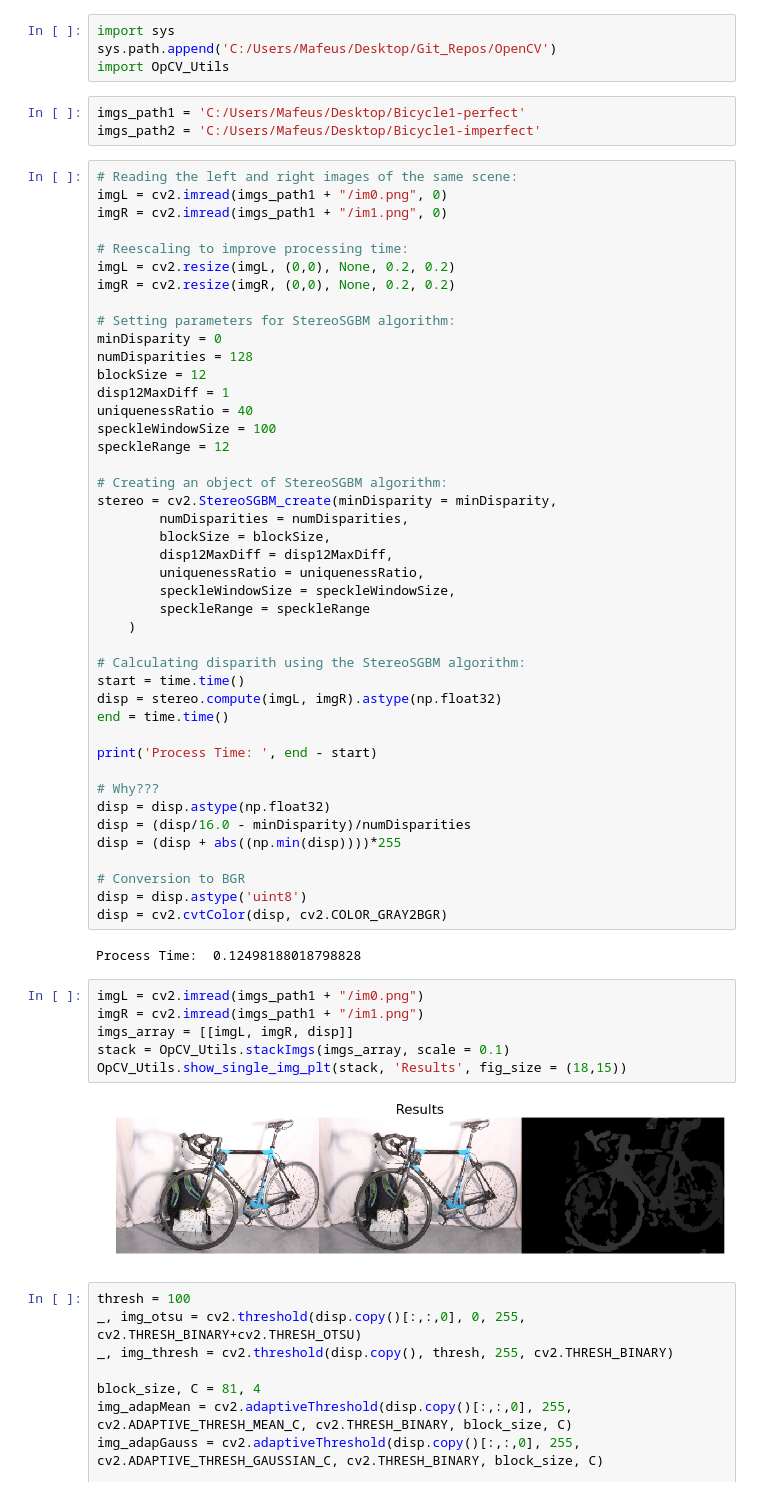
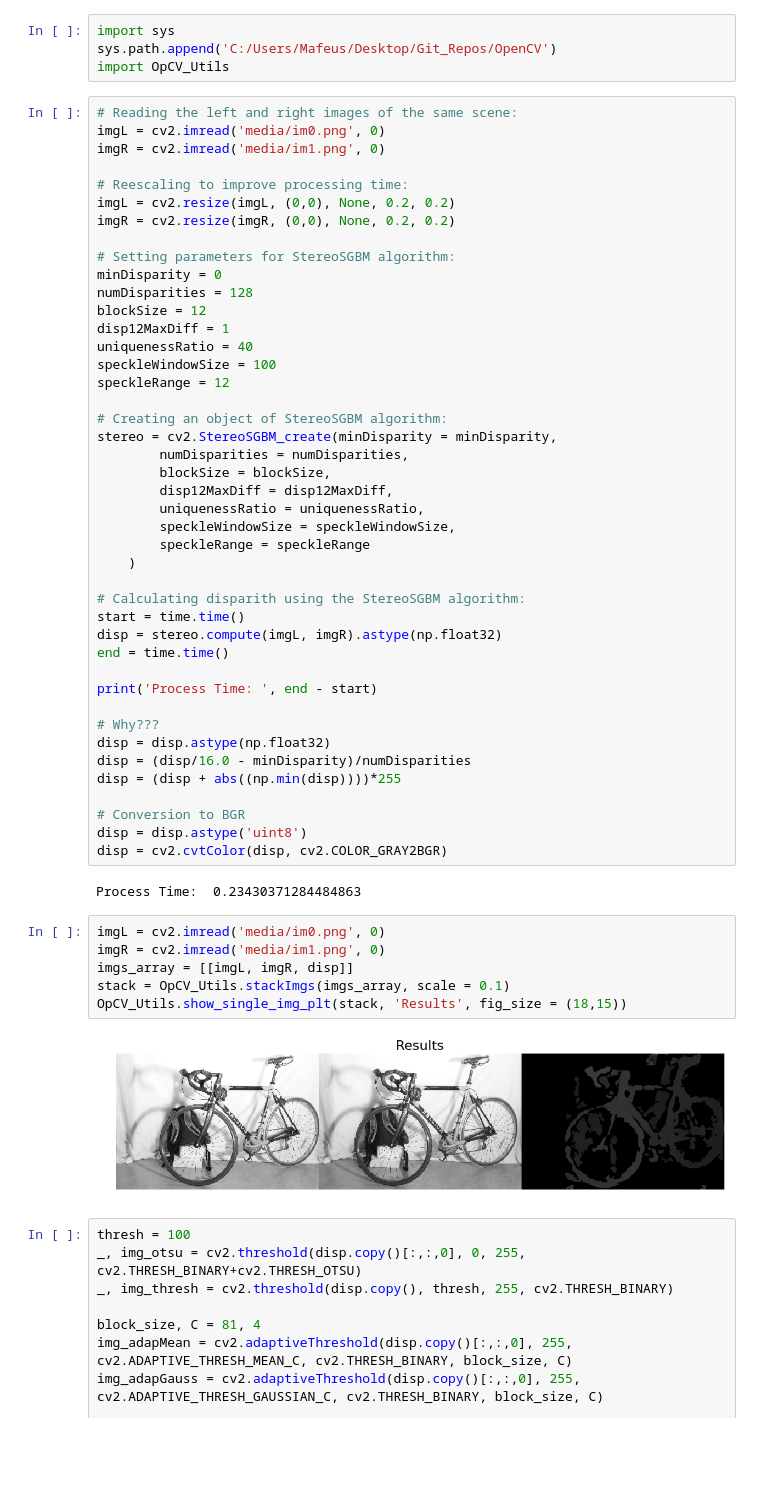
Before and after one commit to Mafeuz/OpenCV, a Jupyter notebook: Stereo/Stereo Disparity Testing.ipynb, the cells around one changed output. Saved outputs shown, nothing was run; the diff lists cells and outputs as text; blank space fills up the shorter version.

```diff
--- a/Stereo/Stereo Disparity Testing.ipynb
+++ b/Stereo/Stereo Disparity Testing.ipynb
@@ -13,13 +13,10 @@ import time
 import sys
 sys.path.append('C:/Users/Mafeus/Desktop/Git_Repos/OpenCV')
 import OpCV_Utils
-# %%
-imgs_path1 = 'C:/Users/Mafeus/Desktop/Bicycle1-perfect'
-imgs_path2 = 'C:/Users/Mafeus/Desktop/Bicycle1-imperfect'
 # %%
 # Reading the left and right images of the same scene:
-imgL = cv2.imread(imgs_path1 + "/im0.png", 0)
-imgR = cv2.imread(imgs_path1 + "/im1.png", 0)
+imgL = cv2.imread('media/im0.png', 0)
+imgR = cv2.imread('media/im1.png', 0)
 
 # Reescaling to improve processing time:
 imgL = cv2.resize(imgL, (0,0), None, 0.2, 0.2)
@@ -60,15 +57,15 @@ disp = (disp + abs((np.min(disp))))*255
 disp = disp.astype('uint8')
 disp = cv2.cvtColor(disp, cv2.COLOR_GRAY2BGR)
 # %% [output]
-Process Time:  0.12498188018798828
+Process Time:  0.23430371284484863
 # %%
-imgL = cv2.imread(imgs_path1 + "/im0.png")
-imgR = cv2.imread(imgs_path1 + "/im1.png")
+imgL = cv2.imread('media/im0.png', 0)
+imgR = cv2.imread('media/im1.png', 0)
 imgs_array = [[imgL, imgR, disp]]
 stack = OpCV_Utils.stackImgs(imgs_array, scale = 0.1)
 OpCV_Utils.show_single_img_plt(stack, 'Results', fig_size = (18,15))
 # %% [output]
-[figure, old version]
+[figure, new version]
 # %%
 thresh = 100
 _, img_otsu = cv2.threshold(disp.copy()[:,:,0], 0, 255, cv2.THRESH_BINARY+cv2.THRESH_OTSU)
```
Also changed, not shown: parts of 3 cells of this notebook, 7 other files.
